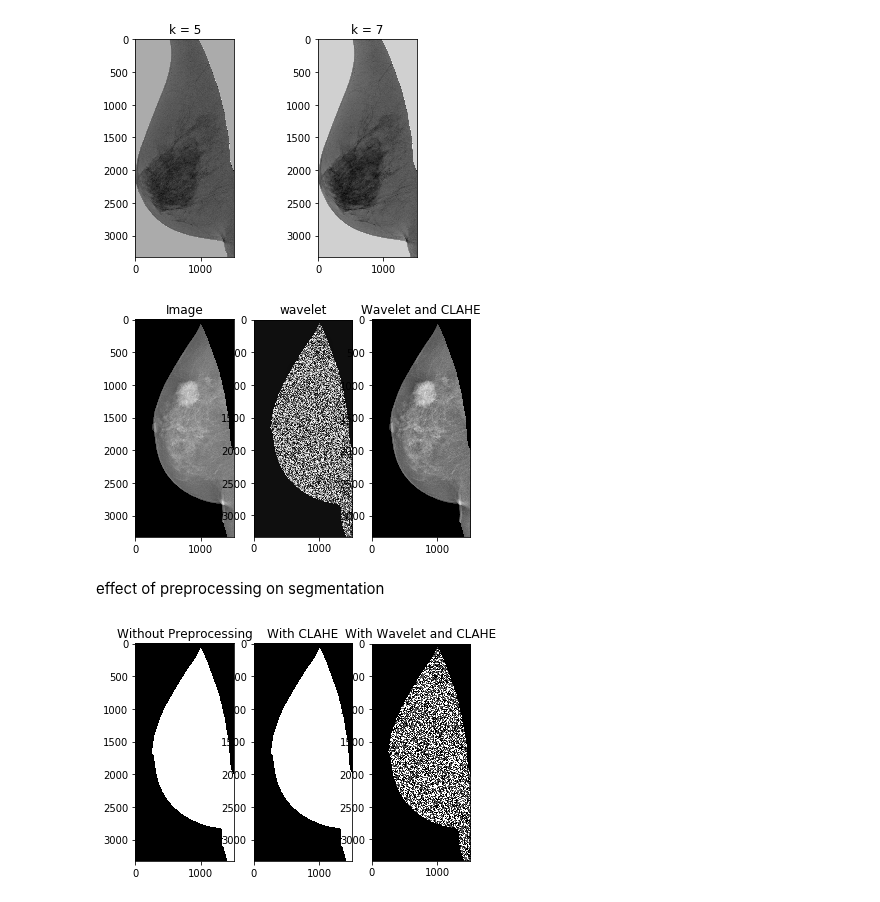
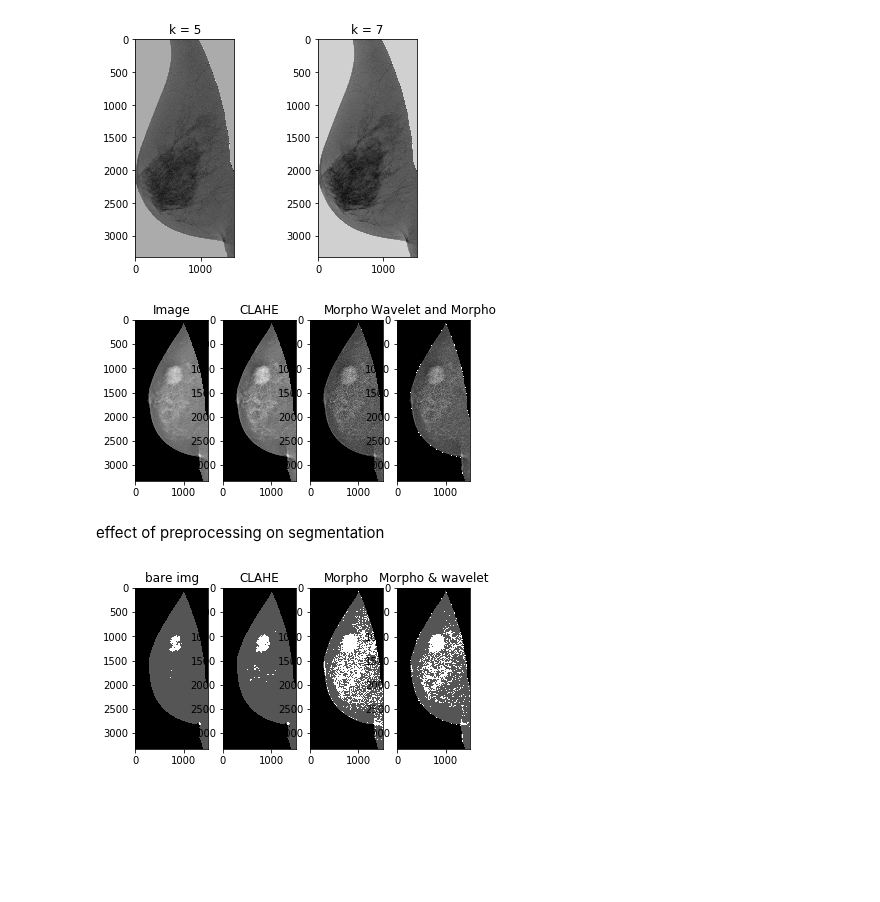
Before and after one commit to OlehKSS/IMMAS, a Jupyter notebook: examples/PreProcessingTests.ipynb, the cells around one changed output. Saved outputs shown, nothing was run; the diff lists cells and outputs as text; code cells hidden in the pictures; blank space fills up the shorter version.

Commit message:
More tests on segmentation

```diff
--- a/examples/PreProcessingTests.ipynb
+++ b/examples/PreProcessingTests.ipynb
@@ -127,53 +127,68 @@ plt.show()
 # %%
 import cv2
 from immas import preprocessing
 path_image = "../dataset/images/22579730_bbd6a3a35438c11b_MG_R_ML_ANON.tif"
 path_mask = "../dataset/masks/20587080_b6a4f750c6df4f90_MG_R_ML_ANON.png"
 pectoral_muscle = "../dataset/pectoral_muscle_masks/20587080_b6a4f750c6df4f90_MG_R_ML_ANON.tif"
 mm = MammogramImage(path_image, path_mask, pmuscle_mask_path=pectoral_muscle)
 
 
 img = mm.image_data
+enhanced = preprocessing.clahe(img)
+morpho = preprocessing.morphoEnhancement(img)
+img_wavelet = preprocessing.waveletTransform(morpho,4)
 
-enhanced = preprocessing.clahe(img)
 
-img_wavelet = preprocessing.waveletTransform(enhanced)
 
-plt.subplot(1,3,1)
+plt.subplot(1,4,1)
 plt.imshow(img, interpolation="nearest", cmap=plt.cm.gray)
 plt.title('Image')
 
-plt.subplot(1,3,2)
+plt.subplot(1,4,2)
+plt.imshow(enhanced, interpolation="nearest", cmap=plt.cm.gray)
+plt.title('CLAHE')
+
+plt.subplot(1,4,3)
+plt.imshow(morpho, interpolation="nearest", cmap=plt.cm.gray)
+plt.title('Morpho')
+
+plt.subplot(1,4,4)
 plt.imshow(img_wavelet, interpolation="nearest", cmap=plt.cm.gray)
-plt.title('wavelet')
-
-plt.subplot(1,3,3)
-plt.imshow(enhanced, interpolation="nearest", cmap=plt.cm.gray)
-plt.title('Wavelet and CLAHE')
+plt.title('Wavelet and Morpho')
 
 plt.show()
 # %% [output]
-[figure, old version]
+[figure, new version]
 # %% [markdown]
 effect of preprocessing on segmentation
 # %%
-from immas import segementation
-thresholded_BARE = segementation.multithresholding(img)
-thresholded_CLAHE = segementation.multithresholding(enhanced)
-thresholded_All = segementation.multithresholding(img_wavelet)
+from immas import segmentation
+from immas.basic_functions import show_image_plt
 
-plt.subplot(1,3,1)
+thresholded_BARE = segmentation.multithresholding(img)
+thresholded_CLAHE = segmentation.multithresholding(enhanced)
+thresholded_MORPHO = segmentation.multithresholding(morpho)
+thresholded_All = segmentation.multithresholding(img_wavelet)
+
+
+
+
+plt.subplot(1,4,1)
 plt.imshow(thresholded_BARE, interpolation="nearest", cmap=plt.cm.gray)
-plt.title('Without Preprocessing')
+plt.title('bare img')
 
-plt.subplot(1,3,2)
+plt.subplot(1,4,2)
 plt.imshow(thresholded_CLAHE, interpolation="nearest", cmap=plt.cm.gray)
-plt.title('With CLAHE')
+plt.title('CLAHE')
 
-plt.subplot(1,3,3)
+plt.subplot(1,4,3)
+plt.imshow(thresholded_MORPHO, interpolation="nearest", cmap=plt.cm.gray)
+plt.title('Morpho')
+
+plt.subplot(1,4,4)
 plt.imshow(thresholded_All, interpolation="nearest", cmap=plt.cm.gray)
-plt.title('With Wavelet and CLAHE')
+plt.title('Morpho & wavelet')
 
 plt.show()
 # %% [output]
-[figure, old version]
+[figure, new version]
```
Also changed, not shown: parts of 2 cells of this notebook, 2 other files.
